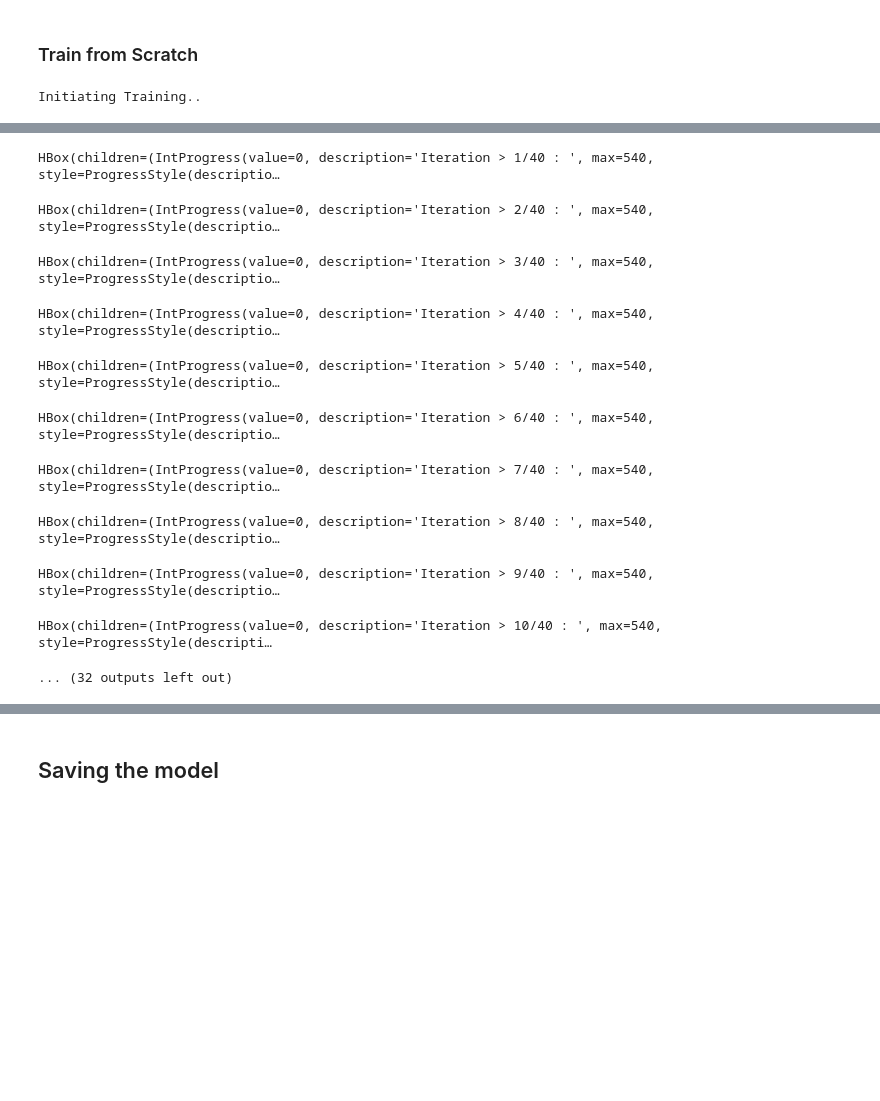
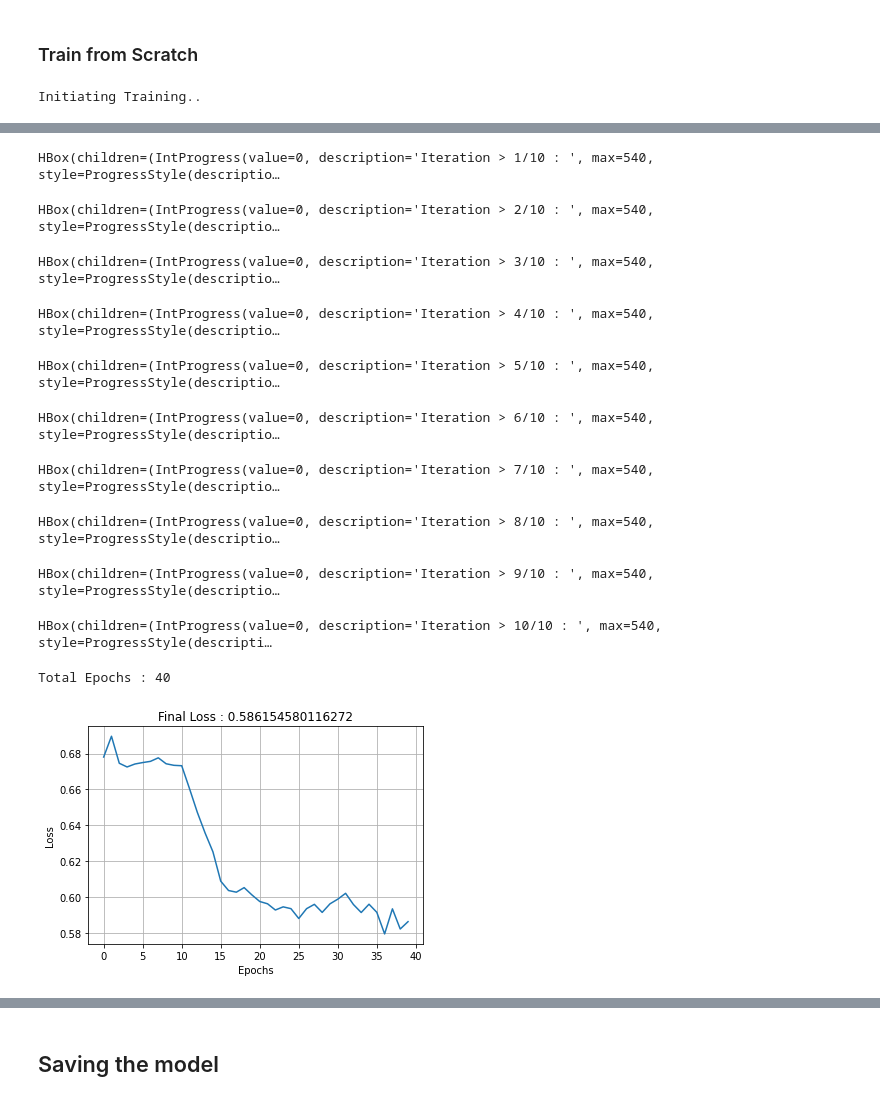
Before and after one commit to ParthikB/siamese, a Jupyter notebook: siamese_paper_v3.ipynb, the cells around one changed output, grey strips where cells are left out. Cells and saved outputs as stored; diff of their text form; code cells hidden in the pictures; blank space fills up the shorter version.

```diff
--- a/siamese_paper_v3.ipynb
+++ b/siamese_paper_v3.ipynb
@@ -71,7 +71,7 @@ def get_slice_list(img, slice_size):
   # print(f'Total Slices : {len(slices)}')
   return slices
 # %%
-data_path = '/content/drive/My Drive/Colab Notebooks/siamese_paper/dataset/custom/'
+data_path = '/content/drive/My Drive/Colab Notebooks/siamese_paper/dataset/custom/army'
 os.chdir(data_path)
 labels = os.listdir()
 
@@ -99,9 +99,6 @@ for label in tqdm(labels):
 
 
     ##### Slicing the images #####
-    ir_slices = []
-    vis_slices = []
-
     ir_slices  = get_slice_list(ir_img, SLICE)
     vis_slices = get_slice_list(vis_img, SLICE)
 
@@ -360,45 +359,46 @@ Net(
 # %% [markdown]
 ### Train from Scratch
 # %%
-EPOCHS        = 40
-LEARNING_RATE = 0.00005
+EPOCHS        = 10
+LEARNING_RATE = 0.00001
 BATCH_SIZE    = BATCH_SIZE
-CONTINUE_TRAINING = 0
+CONTINUE_TRAINING = 1
 
 if not CONTINUE_TRAINING:
   net = Net().to(device)
   optimizer = optim.Adam(net.parameters(), lr=LEARNING_RATE)
 
   loss_log = []
   lr_log   = []
   total_epochs = 0
 
 
 total_epochs += EPOCHS
 loss_log, lr_log = train(net, trainSet, loss_log, lr_log, EPOCHS, LEARNING_RATE, BATCH_SIZE)
 
 plt.plot(loss_log)
 plt.grid(1)
 plt.title(f'Final Loss : {loss_log[-1]}')
 plt.xlabel('Epochs')
 plt.ylabel('Loss')
 
 # accuracy, sm_log = test(net, testSet, find_accuracy=True)
 
 print(f'Total Epochs : {total_epochs}')
 # %% [output]
 Initiating Training..
 [interactive output not drawn]
-HBox(children=(IntProgress(value=0, description='Iteration > 1/40 : ', max=540, style=ProgressStyle(descriptio…
+HBox(children=(IntProgress(value=0, description='Iteration > 1/10 : ', max=540, style=ProgressStyle(descriptio…
-HBox(children=(IntProgress(value=0, description='Iteration > 2/40 : ', max=540, style=ProgressStyle(descriptio…
+HBox(children=(IntProgress(value=0, description='Iteration > 2/10 : ', max=540, style=ProgressStyle(descriptio…
-HBox(children=(IntProgress(value=0, description='Iteration > 3/40 : ', max=540, style=ProgressStyle(descriptio…
+HBox(children=(IntProgress(value=0, description='Iteration > 3/10 : ', max=540, style=ProgressStyle(descriptio…
-HBox(children=(IntProgress(value=0, description='Iteration > 4/40 : ', max=540, style=ProgressStyle(descriptio…
+HBox(children=(IntProgress(value=0, description='Iteration > 4/10 : ', max=540, style=ProgressStyle(descriptio…
-HBox(children=(IntProgress(value=0, description='Iteration > 5/40 : ', max=540, style=ProgressStyle(descriptio…
+HBox(children=(IntProgress(value=0, description='Iteration > 5/10 : ', max=540, style=ProgressStyle(descriptio…
-HBox(children=(IntProgress(value=0, description='Iteration > 6/40 : ', max=540, style=ProgressStyle(descriptio…
+HBox(children=(IntProgress(value=0, description='Iteration > 6/10 : ', max=540, style=ProgressStyle(descriptio…
-HBox(children=(IntProgress(value=0, description='Iteration > 7/40 : ', max=540, style=ProgressStyle(descriptio…
+HBox(children=(IntProgress(value=0, description='Iteration > 7/10 : ', max=540, style=ProgressStyle(descriptio…
-HBox(children=(IntProgress(value=0, description='Iteration > 8/40 : ', max=540, style=ProgressStyle(descriptio…
+HBox(children=(IntProgress(value=0, description='Iteration > 8/10 : ', max=540, style=ProgressStyle(descriptio…
-HBox(children=(IntProgress(value=0, description='Iteration > 9/40 : ', max=540, style=ProgressStyle(descriptio…
+HBox(children=(IntProgress(value=0, description='Iteration > 9/10 : ', max=540, style=ProgressStyle(descriptio…
-HBox(children=(IntProgress(value=0, description='Iteration > 10/40 : ', max=540, style=ProgressStyle(descripti…
+HBox(children=(IntProgress(value=0, description='Iteration > 10/10 : ', max=540, style=ProgressStyle(descripti…
-... (32 outputs left out)
+Total Epochs : 40
+[figure, added]
 # %%
 TRAIN_ACC, sm_log = test(net, trainSet, find_accuracy=True)
```
Also changed, not shown: parts of 22 cells of this notebook.
